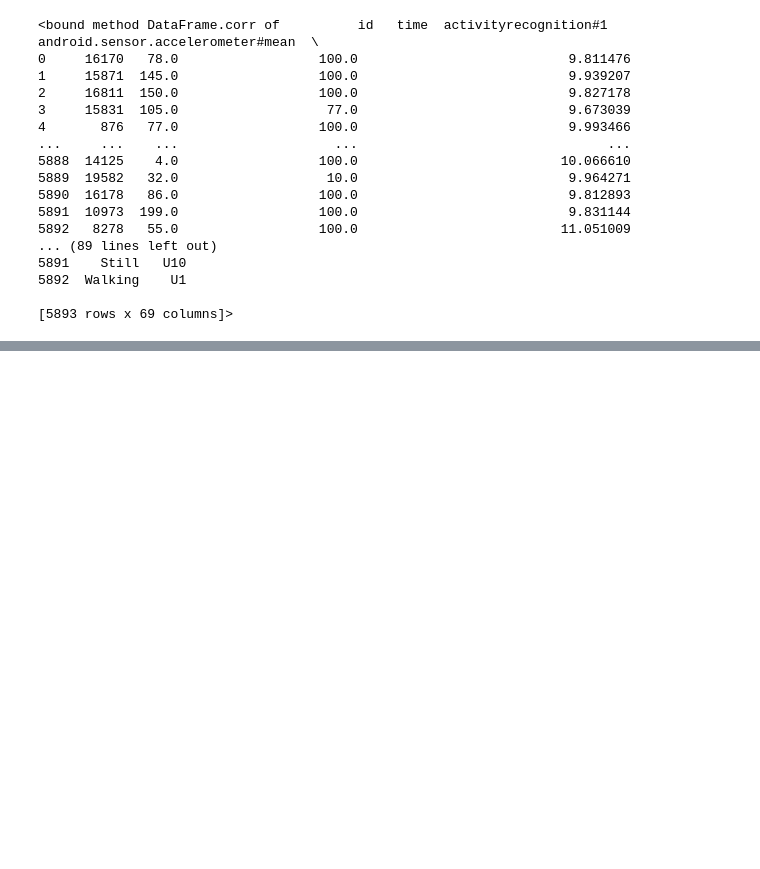
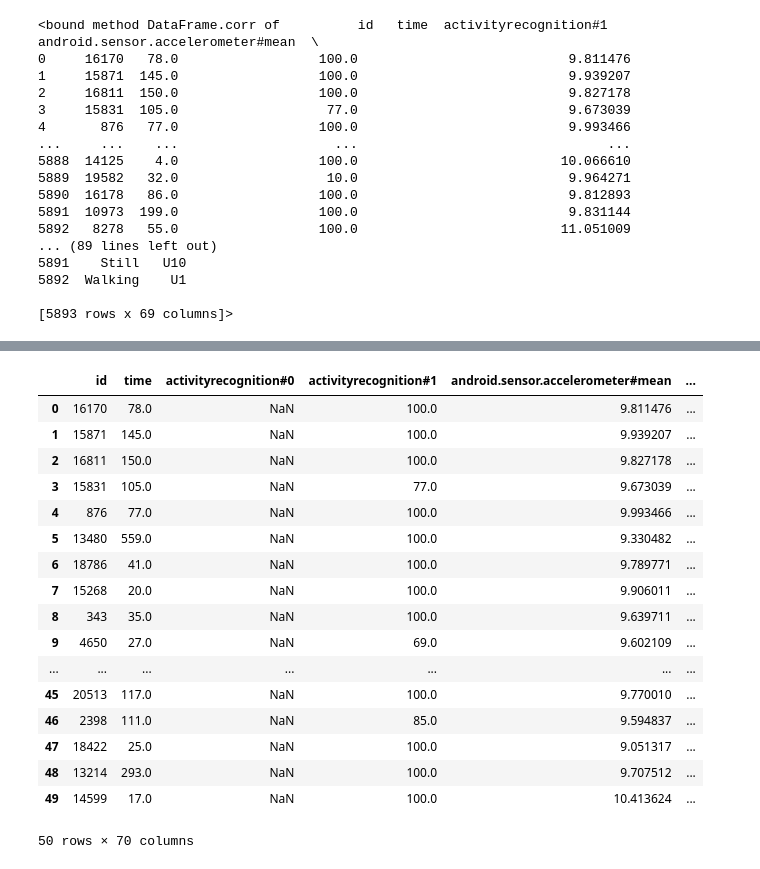
Before and after one commit to fayyoz24/Build_week2, a Jupyter notebook: eda.ipynb, the cells around one changed output, grey strips where cells are left out. Cells and saved outputs as stored; diff of their text form; code cells hidden in the pictures; blank space fills up the shorter version.

```diff
--- a/eda.ipynb
+++ b/eda.ipynb
@@ -470,0 +514,21 @@ last_data.to_csv('last.csv', index=False)
+# %%
+df.head(50)
+# %% [output]
+|  | id | time | activityrecognition#0 | activityrecognition#1 | android.sensor.accelerometer#mean | ... |
+| 0 | 16170 | 78.0 | NaN | 100.0 | 9.811476 | ... |
+| 1 | 15871 | 145.0 | NaN | 100.0 | 9.939207 | ... |
+| 2 | 16811 | 150.0 | NaN | 100.0 | 9.827178 | ... |
+| 3 | 15831 | 105.0 | NaN | 77.0 | 9.673039 | ... |
+| 4 | 876 | 77.0 | NaN | 100.0 | 9.993466 | ... |
+| 5 | 13480 | 559.0 | NaN | 100.0 | 9.330482 | ... |
+| 6 | 18786 | 41.0 | NaN | 100.0 | 9.789771 | ... |
+| 7 | 15268 | 20.0 | NaN | 100.0 | 9.906011 | ... |
+| 8 | 343 | 35.0 | NaN | 100.0 | 9.639711 | ... |
+| 9 | 4650 | 27.0 | NaN | 69.0 | 9.602109 | ... |
+| ... | ... | ... | ... | ... | ... | ... |
+| 45 | 20513 | 117.0 | NaN | 100.0 | 9.770010 | ... |
+| 46 | 2398 | 111.0 | NaN | 85.0 | 9.594837 | ... |
+| 47 | 18422 | 25.0 | NaN | 100.0 | 9.051317 | ... |
+| 48 | 13214 | 293.0 | NaN | 100.0 | 9.707512 | ... |
+| 49 | 14599 | 17.0 | NaN | 100.0 | 10.413624 | ... |
+50 rows × 70 columns
```
Also changed, not shown: parts of 7 cells of this notebook, 2 other files.
